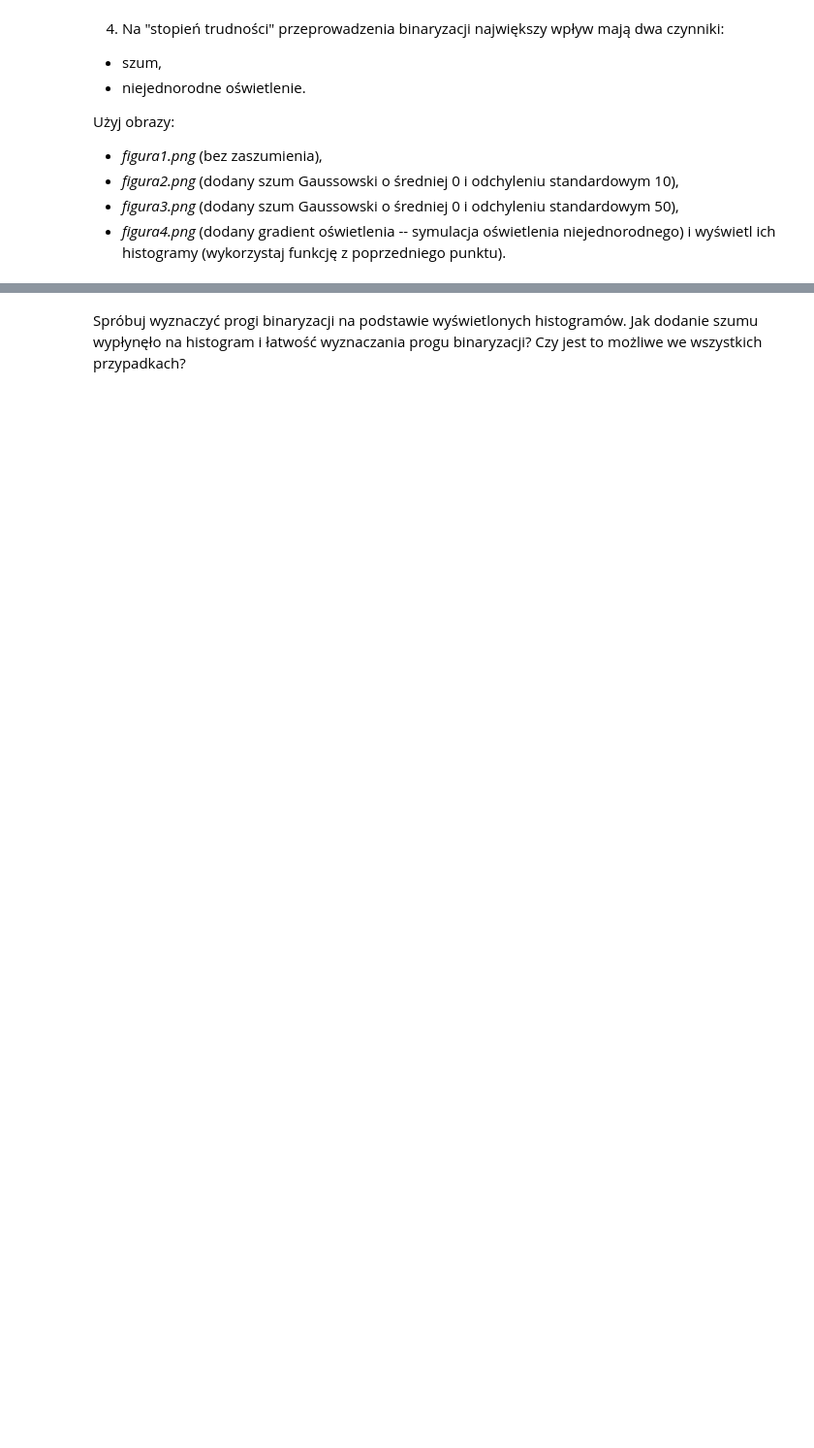
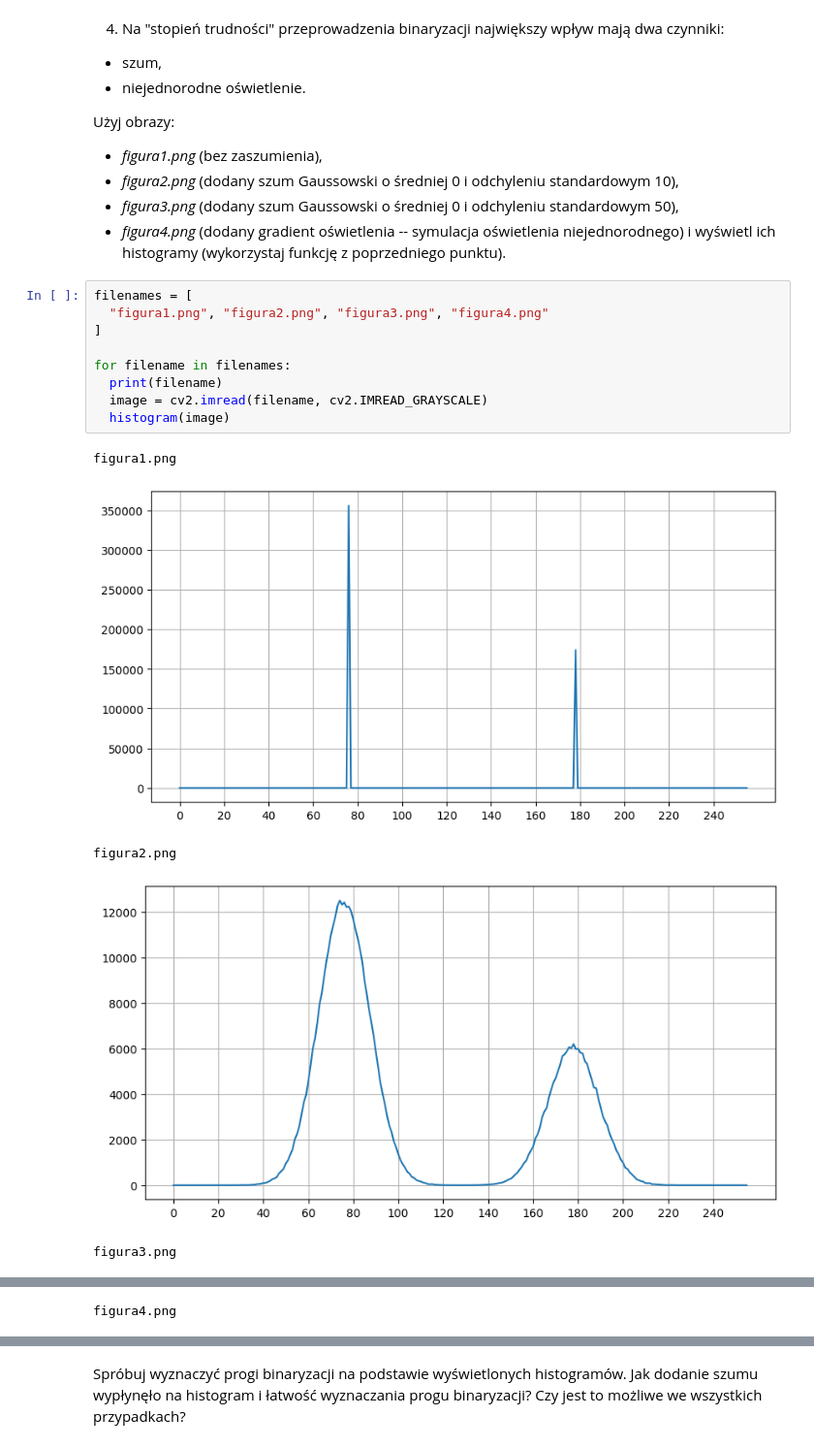
Before and after one commit to Szaroslav/introduction-to-digital-image-processing-agh-cs-course, a Jupyter notebook: lab4/lab4.ipynb, the cells around one changed output, grey strips where cells are left out. Shown at 97% size. Cells and saved outputs as stored; diff of their text form; blank space fills up the shorter version.

```diff
--- a/lab4/lab4.ipynb
+++ b/lab4/lab4.ipynb
@@ -76,3 +109,18 @@ Użyj obrazy:
  - _figura2.png_ (dodany szum Gaussowski o średniej 0 i odchyleniu standardowym 10),
  - _figura3.png_ (dodany szum Gaussowski o średniej 0 i odchyleniu standardowym 50),
  - _figura4.png_ (dodany gradient oświetlenia -- symulacja oświetlenia niejednorodnego) i wyświetl ich histogramy (wykorzystaj funkcję z poprzedniego punktu).
+# %%
+filenames = [
+  "figura1.png", "figura2.png", "figura3.png", "figura4.png"
+]
+
+for filename in filenames:
+  print(filename)
+  image = cv2.imread(filename, cv2.IMREAD_GRAYSCALE)
+  histogram(image)
+# %% [output]
+figura1.png
+[figure, added]
+figura2.png
+[figure, added]
+figura3.png
@@ -78,0 +128 @@ Użyj obrazy:
+figura4.png
```
Also changed, not shown: parts of 8 cells of this notebook, 1 other file.
